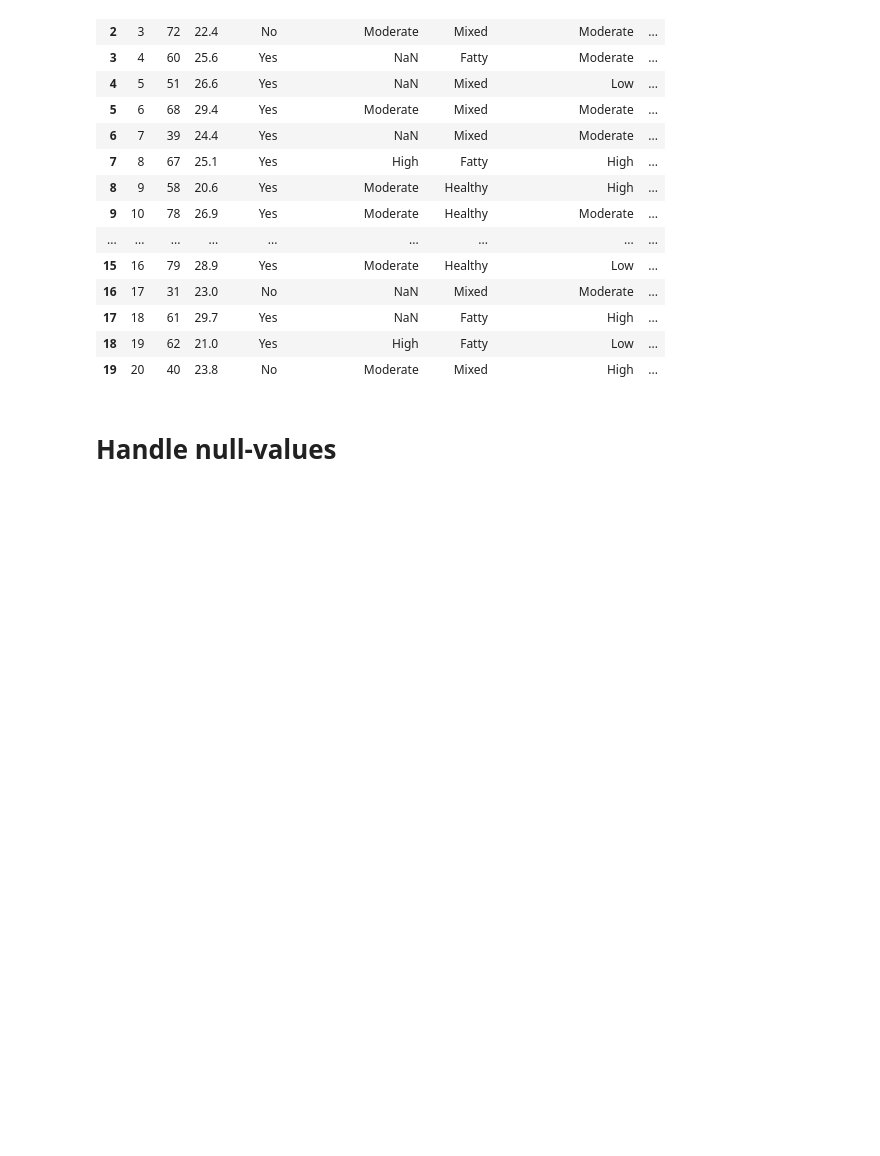
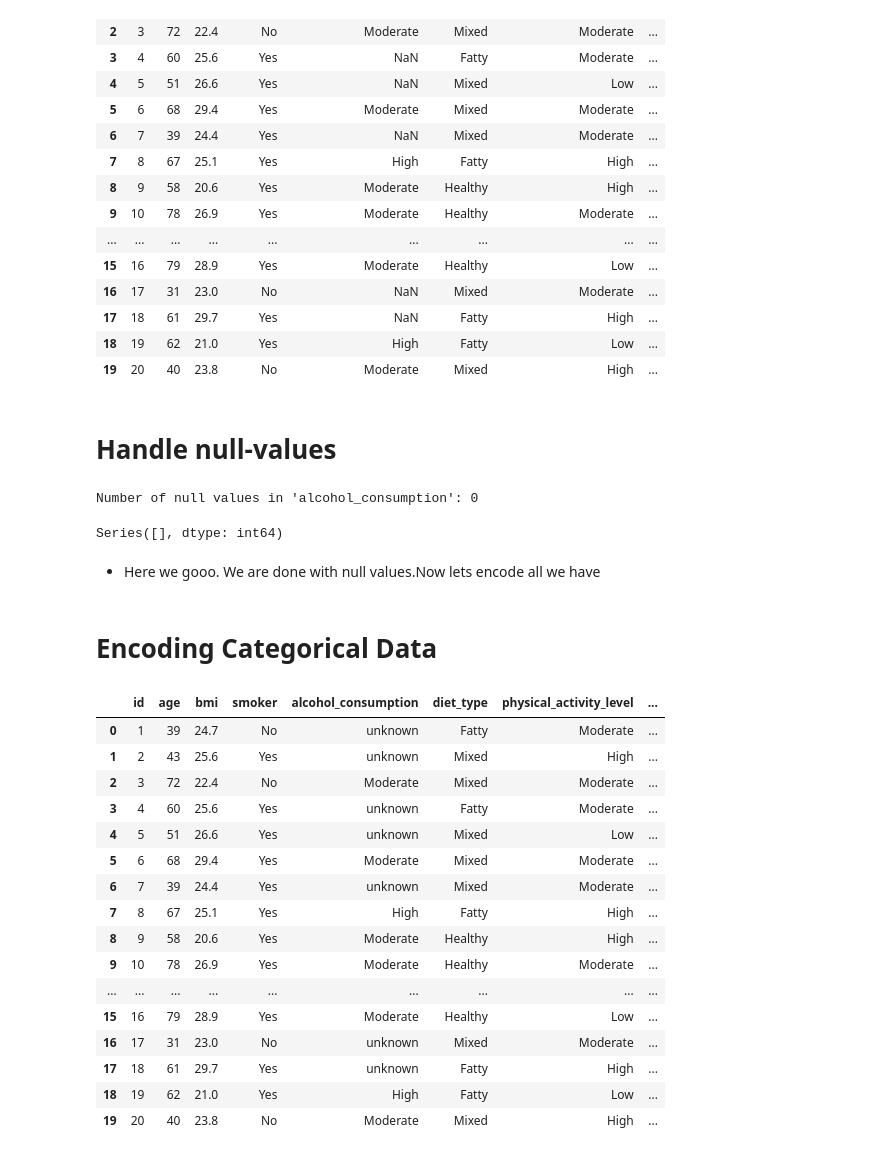
Before and after one commit to alabhastam/Prostate-Cancer-Risk, a Jupyter notebook: codebsae.ipynb, the cells around one changed output. Drawn from its saved outputs; the diff is of its cells as text; code cells hidden in the pictures; blank space fills up the shorter version.

Commit message:
Kaggle Notebook | Prostate-Cancer-Risk | Encoding data

```diff
--- a/codebsae.ipynb
+++ b/codebsae.ipynb
@@ -61,3 +61,38 @@ df.head(20)
 # %%
 #only this column has missing value
 df['alcohol_consumption'] = df['alcohol_consumption'].fillna('unknown')
+# %%
+# Count the number of NaNs in the 'alcohol_consumption' column
+num_nulls = df['alcohol_consumption'].isnull().sum()
+print(f"Number of null values in 'alcohol_consumption': {num_nulls}")
+# %% [output]
+Number of null values in 'alcohol_consumption': 0
+# %%
+null_counts = df.isnull().sum()
+print(null_counts[null_counts > 0])
+# %% [output]
+Series([], dtype: int64)
+# %% [markdown]
+- Here we gooo. We are done with null values.Now lets encode all we have
+# %% [markdown]
+# Encoding Categorical Data
+# %%
+df.head(20)
+# %% [output]
+|  | id | age | bmi | smoker | alcohol_consumption | diet_type | physical_activity_level | ... |
+| 0 | 1 | 39 | 24.7 | No | unknown | Fatty | Moderate | ... |
+| 1 | 2 | 43 | 25.6 | Yes | unknown | Mixed | High | ... |
+| 2 | 3 | 72 | 22.4 | No | Moderate | Mixed | Moderate | ... |
+| 3 | 4 | 60 | 25.6 | Yes | unknown | Fatty | Moderate | ... |
+| 4 | 5 | 51 | 26.6 | Yes | unknown | Mixed | Low | ... |
+| 5 | 6 | 68 | 29.4 | Yes | Moderate | Mixed | Moderate | ... |
+| 6 | 7 | 39 | 24.4 | Yes | unknown | Mixed | Moderate | ... |
+| 7 | 8 | 67 | 25.1 | Yes | High | Fatty | High | ... |
+| 8 | 9 | 58 | 20.6 | Yes | Moderate | Healthy | High | ... |
+| 9 | 10 | 78 | 26.9 | Yes | Moderate | Healthy | Moderate | ... |
+| ... | ... | ... | ... | ... | ... | ... | ... | ... |
+| 15 | 16 | 79 | 28.9 | Yes | Moderate | Healthy | Low | ... |
+| 16 | 17 | 31 | 23.0 | No | unknown | Mixed | Moderate | ... |
+| 17 | 18 | 61 | 29.7 | Yes | unknown | Fatty | High | ... |
+| 18 | 19 | 62 | 21.0 | Yes | High | Fatty | Low | ... |
+| 19 | 20 | 40 | 23.8 | No | Moderate | Mixed | High | ... |
```
Also changed, not shown: parts of 4 cells of this notebook.
